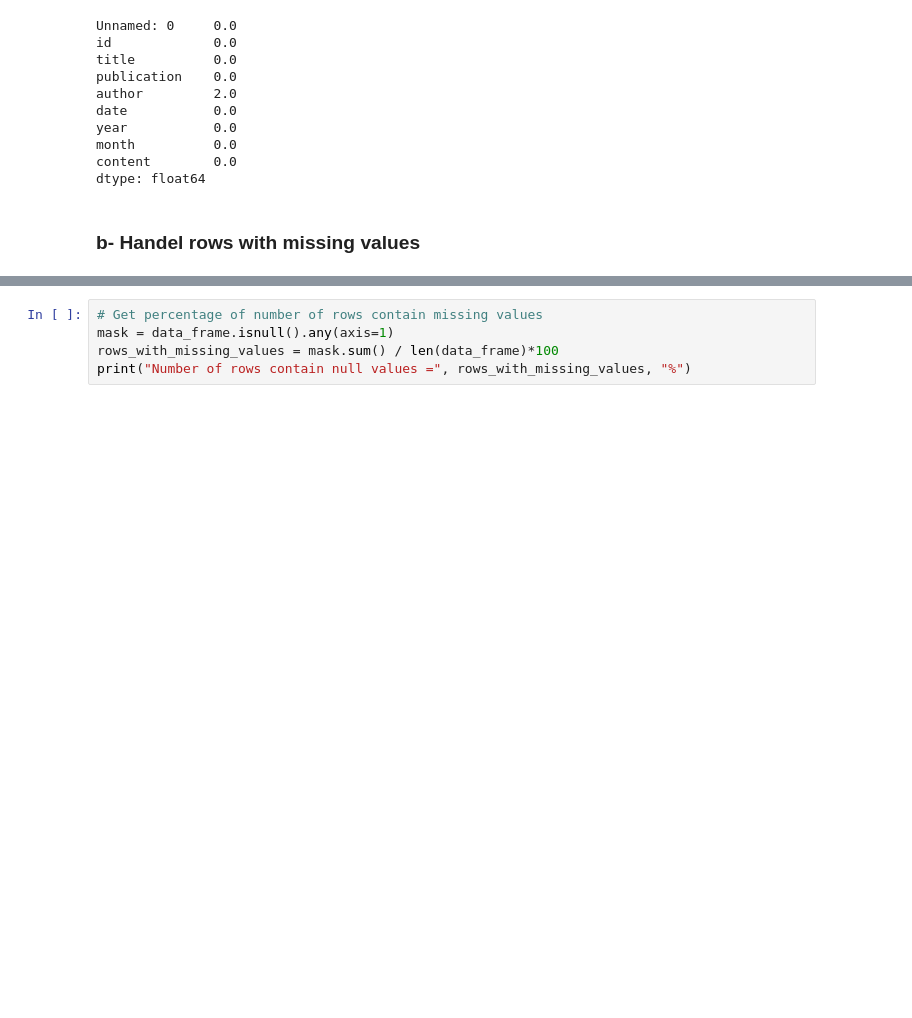
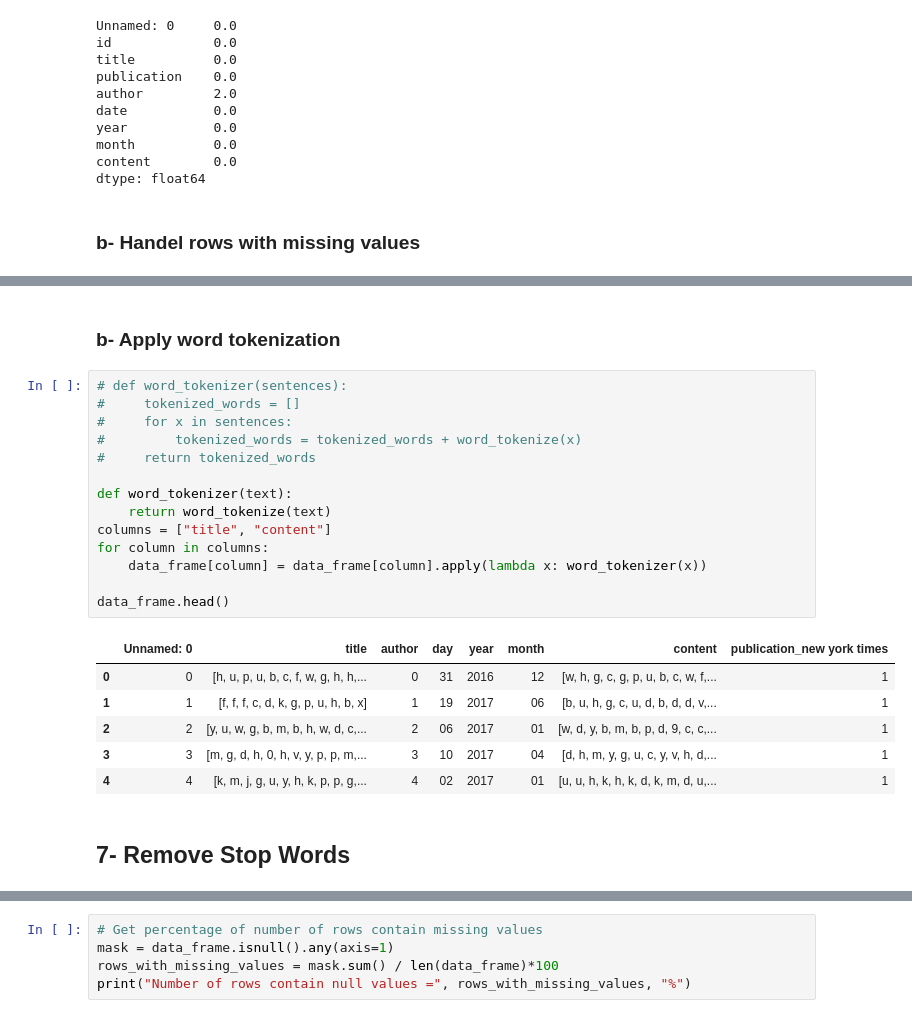
Before and after one commit to Haneentronic/NLP-Topic-Modeling-Classification, a Jupyter notebook: Topic_Modeling/TextModeling.ipynb, the cells around one changed output, grey strips where cells are left out. Saved outputs shown, nothing was run; the diff lists cells and outputs as text; blank space fills up the shorter version.

```diff
--- a/Topic_Modeling/TextModeling.ipynb
+++ b/Topic_Modeling/TextModeling.ipynb
@@ -63,0 +250,25 @@ dtype: float64
+# %% [markdown]
+### b- Apply word tokenization
+# %%
+# def word_tokenizer(sentences):
+#     tokenized_words = []
+#     for x in sentences:
+#         tokenized_words = tokenized_words + word_tokenize(x)
+#     return tokenized_words
+
+def word_tokenizer(text):
+    return word_tokenize(text)
+columns = ["title", "content"]
+for column in columns:
+    data_frame[column] = data_frame[column].apply(lambda x: word_tokenizer(x))
+
+data_frame.head()
+# %% [output]
+|  | Unnamed: 0 | title | author | day | year | month | content | publication_new york times |
+| 0 | 0 | [h, u, p, u, b, c, f, w, g, h, h,... | 0 | 31 | 2016 | 12 | [w, h, g, c, g, p, u, b, c, w, f,... | 1 |
+| 1 | 1 | [f, f, f, c, d, k, g, p, u, h, b, x] | 1 | 19 | 2017 | 06 | [b, u, h, g, c, u, d, b, d, d, v,... | 1 |
+| 2 | 2 | [y, u, w, g, b, m, b, h, w, d, c,... | 2 | 06 | 2017 | 01 | [w, d, y, b, m, b, p, d, 9, c, c,... | 1 |
+| 3 | 3 | [m, g, d, h, 0, h, v, y, p, p, m,... | 3 | 10 | 2017 | 04 | [d, h, m, y, g, u, c, y, v, h, d,... | 1 |
+| 4 | 4 | [k, m, j, g, u, y, h, k, p, p, g,... | 4 | 02 | 2017 | 01 | [u, u, h, k, h, k, d, k, m, d, u,... | 1 |
+# %% [markdown]
+## 7- Remove Stop Words
```
Also changed, not shown: parts of 45 cells of this notebook, 4 other files.
